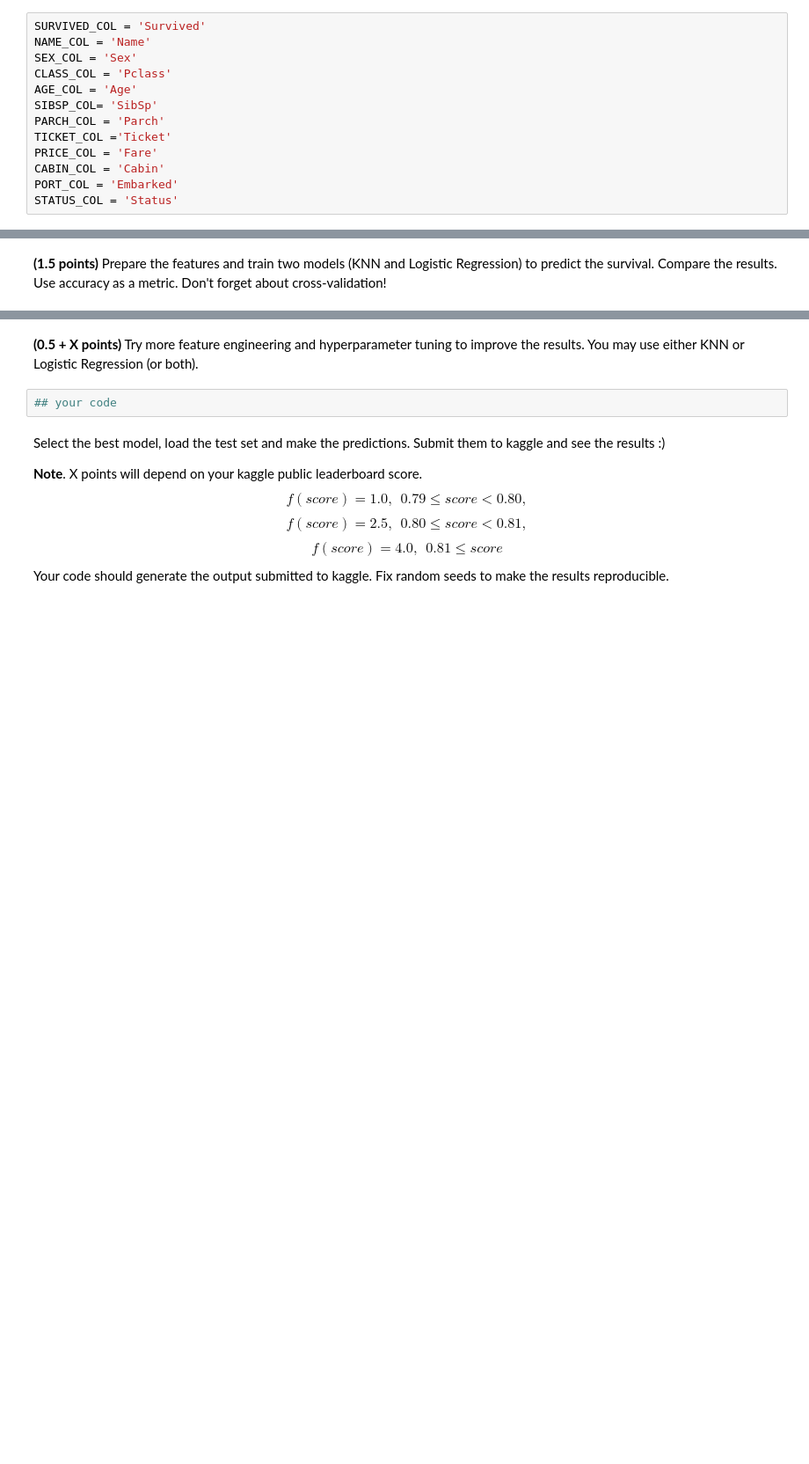
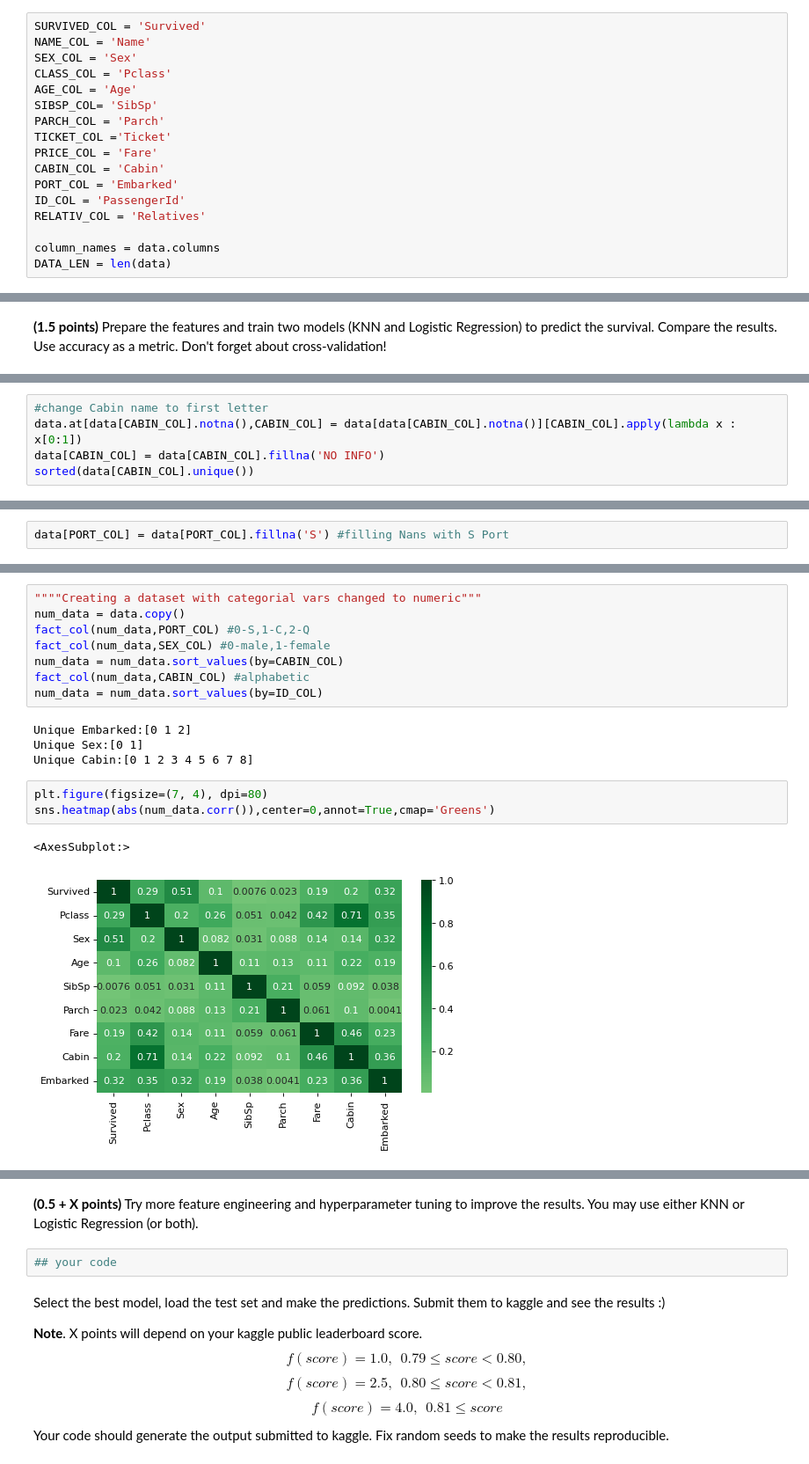
Before and after one commit to WioWio/ML-intro-Wio-2, a Jupyter notebook: hw_classification.ipynb, the cells around one changed output, grey strips where cells are left out. Shown: that part at 88% size. Drawn from its saved outputs; the diff is of its cells as text; blank space fills up the shorter version.

```diff
--- a/hw_classification.ipynb
+++ b/hw_classification.ipynb
@@ -578,7 +578,11 @@ TICKET_COL ='Ticket'
 PRICE_COL = 'Fare'
 CABIN_COL = 'Cabin'
 PORT_COL = 'Embarked'
-STATUS_COL = 'Status'
+ID_COL = 'PassengerId'
+RELATIV_COL = 'Relatives'
+
+column_names = data.columns
+DATA_LEN = len(data)
 # %%
 def bar_survive(feature,colors):
     survived = data[data[SURVIVED_COL]==1][feature].value_counts()
@@ -683,0 +708,5 @@ Think about the ways to handle these missing values for modelling and write your
+# %%
+#change Cabin name to first letter
+data.at[data[CABIN_COL].notna(),CABIN_COL] = data[data[CABIN_COL].notna()][CABIN_COL].apply(lambda x : x[0:1])
+data[CABIN_COL] = data[CABIN_COL].fillna('NO INFO')
+sorted(data[CABIN_COL].unique())
@@ -683,0 +715,2 @@ Think about the ways to handle these missing values for modelling and write your
+# %%
+data[PORT_COL] = data[PORT_COL].fillna('S') #filling Nans with S Port
@@ -683,0 +721,18 @@ Think about the ways to handle these missing values for modelling and write your
+# %%
+""""Creating a dataset with categorial vars changed to numeric"""
+num_data = data.copy()
+fact_col(num_data,PORT_COL) #0-S,1-C,2-Q
+fact_col(num_data,SEX_COL) #0-male,1-female
+num_data = num_data.sort_values(by=CABIN_COL)
+fact_col(num_data,CABIN_COL) #alphabetic
+num_data = num_data.sort_values(by=ID_COL)
+# %% [output]
+Unique Embarked:[0 1 2]
+Unique Sex:[0 1]
+Unique Cabin:[0 1 2 3 4 5 6 7 8]
+# %%
+plt.figure(figsize=(7, 4), dpi=80)
+sns.heatmap(abs(num_data.corr()),center=0,annot=True,cmap='Greens')
+# %% [output]
+<AxesSubplot:>
+[figure, added]
```
Also changed, not shown: parts of 11 cells of this notebook.
